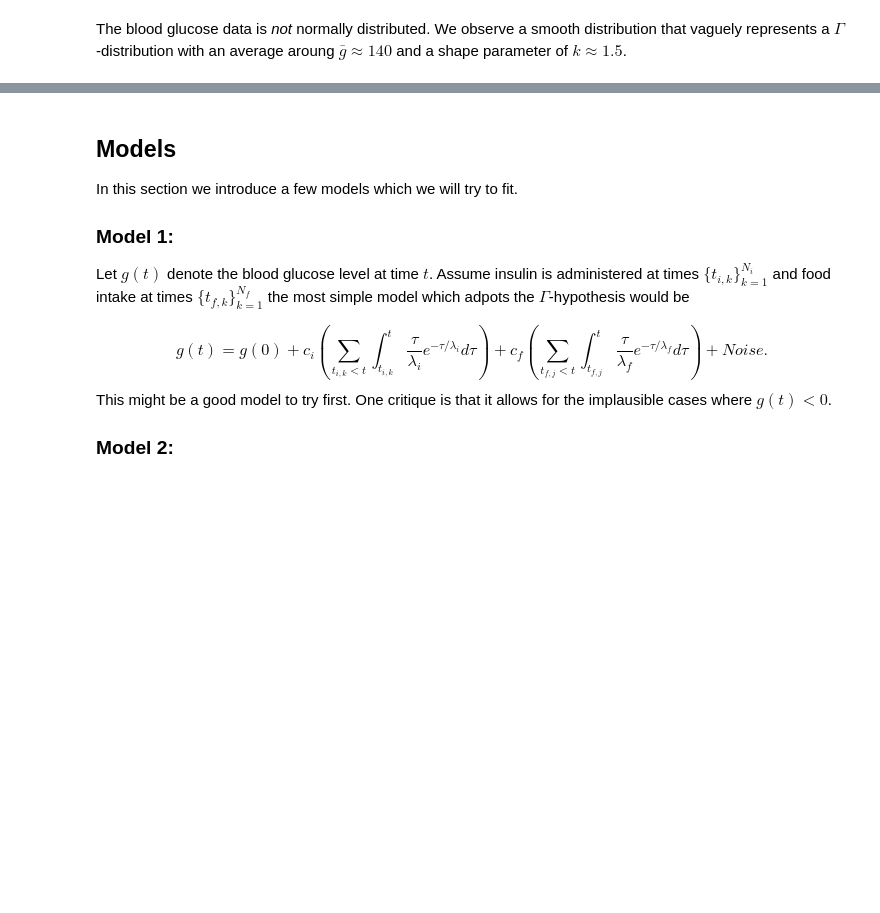
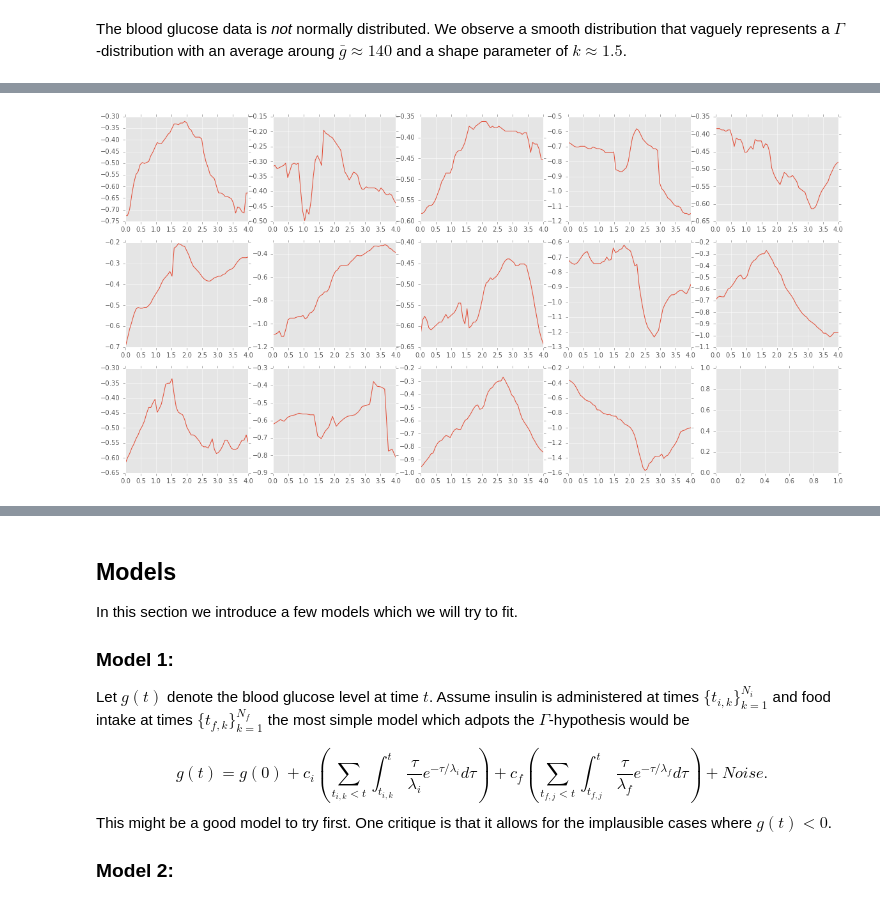
Before and after one commit to hoj201/insulin-consultant, a Jupyter notebook: notes.ipynb, the cells around one changed output, grey strips where cells are left out. Cells and saved outputs as stored; diff of their text form; code cells hidden in the pictures; blank space fills up the shorter version.

```diff
--- a/notes.ipynb
+++ b/notes.ipynb
@@ -55,0 +66,23 @@ transformed_data.hist(bins=20)
+# %%
+#First we detect incidents of isolated insuling dosages
+insulin_times = dose_data[dose_data['Type']=='M'].index
+from pandas.tseries.offsets import DateOffset
+isolated_insulin_times = []
+offset = DateOffset(hours=4)
+for time in insulin_times:
+    if dose_data[dose_data['Type']=='F'][time-offset:time+offset].empty:
+        isolated_insulin_times.append(time)
+isolated_insulin_times = set(isolated_insulin_times)
+
+#Now we plot
+offset = DateOffset(hours=5)
+fig,ax_arr = plt.subplots( 3,5 , figsize=(20,10) )
+ax_arr = ax_arr.flatten()
+for k,time in enumerate(isolated_insulin_times):
+    if k==len(isolated_insulin_times) or k==15:
+        break
+    y = transformed_data[time:time+offset].values
+    x = np.linspace( 0,4,len(y) )
+    ax_arr[k].plot(x,y)
+# %% [output]
+[figure, added]
```
Also changed, not shown: parts of 7 cells of this notebook.
